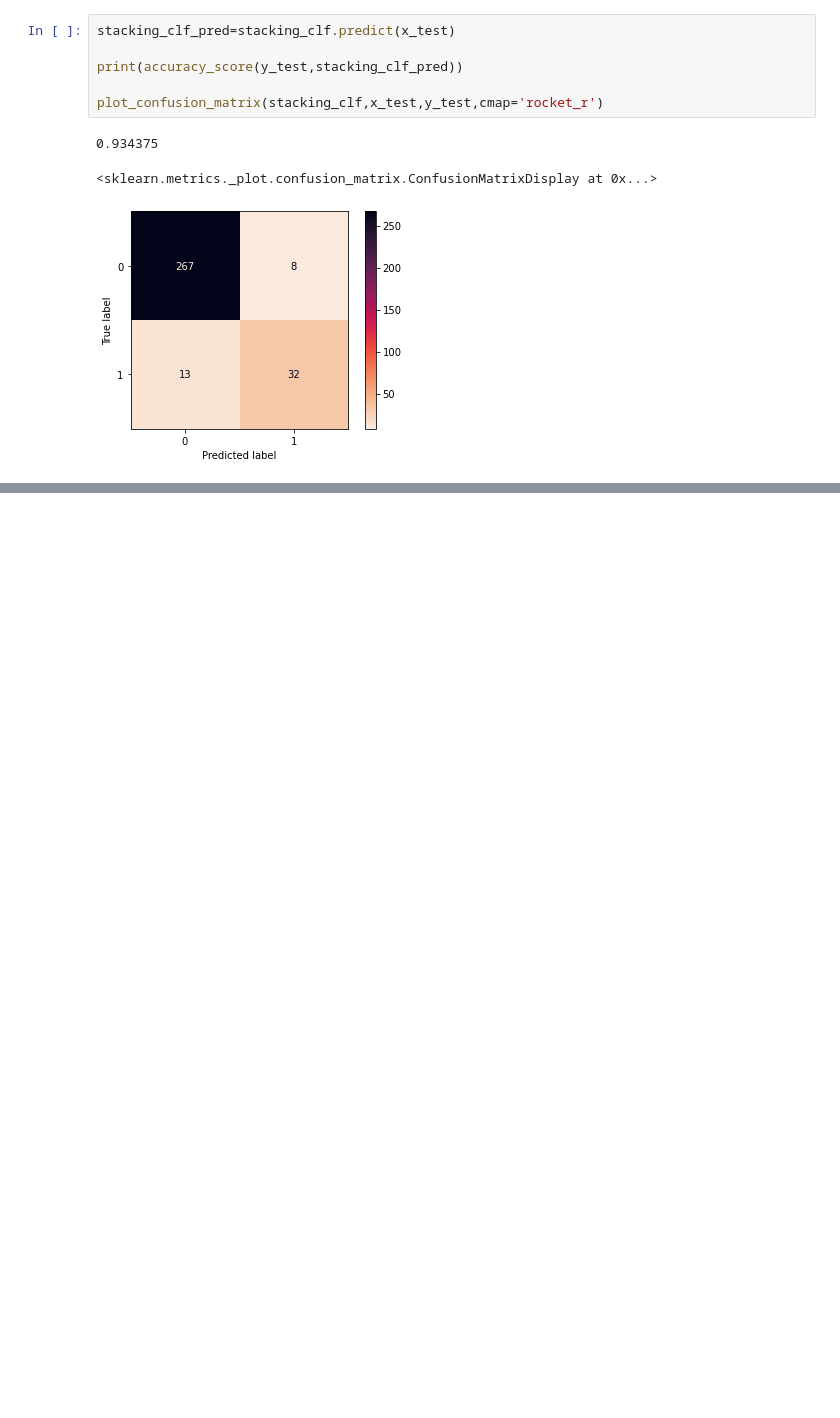
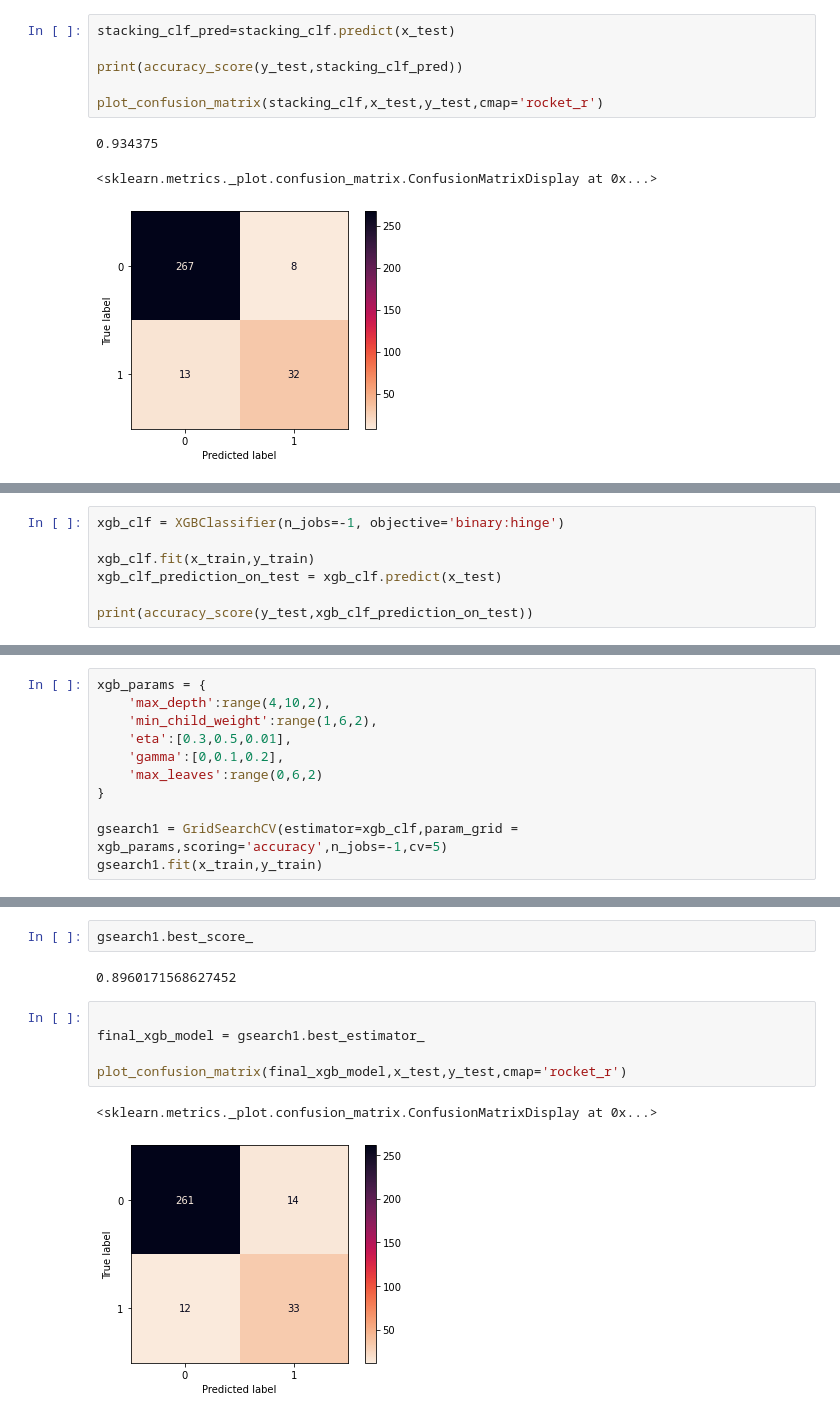
Before and after one commit to EitanKats/data-science-sem-b, a Jupyter notebook: Classification.ipynb, the cells around one changed output, grey strips where cells are left out. Cells and saved outputs as stored; diff of their text form; blank space fills up the shorter version.

```diff
--- a/Classification.ipynb
+++ b/Classification.ipynb
@@ -685,0 +692,7 @@ plot_confusion_matrix(stacking_clf,x_test,y_test,cmap='rocket_r')
+# %%
+xgb_clf = XGBClassifier(n_jobs=-1, objective='binary:hinge')
+
+xgb_clf.fit(x_train,y_train)
+xgb_clf_prediction_on_test = xgb_clf.predict(x_test)
+
+print(accuracy_score(y_test,xgb_clf_prediction_on_test))
@@ -685,0 +701,11 @@ plot_confusion_matrix(stacking_clf,x_test,y_test,cmap='rocket_r')
+# %%
+xgb_params = {
+    'max_depth':range(4,10,2),
+    'min_child_weight':range(1,6,2),
+    'eta':[0.3,0.5,0.01],
+    'gamma':[0,0.1,0.2],
+    'max_leaves':range(0,6,2)
+}
+
+gsearch1 = GridSearchCV(estimator=xgb_clf,param_grid = xgb_params,scoring='accuracy',n_jobs=-1,cv=5)
+gsearch1.fit(x_train,y_train)
@@ -685,0 +730,12 @@ plot_confusion_matrix(stacking_clf,x_test,y_test,cmap='rocket_r')
+# %%
+gsearch1.best_score_
+# %% [output]
+0.8960171568627452
+# %%
+
+final_xgb_model = gsearch1.best_estimator_
+
+plot_confusion_matrix(final_xgb_model,x_test,y_test,cmap='rocket_r')
+# %% [output]
+<sklearn.metrics._plot.confusion_matrix.ConfusionMatrixDisplay at 0x...>
+[figure, added]
```
Also changed, not shown: parts of 5 cells of this notebook.
